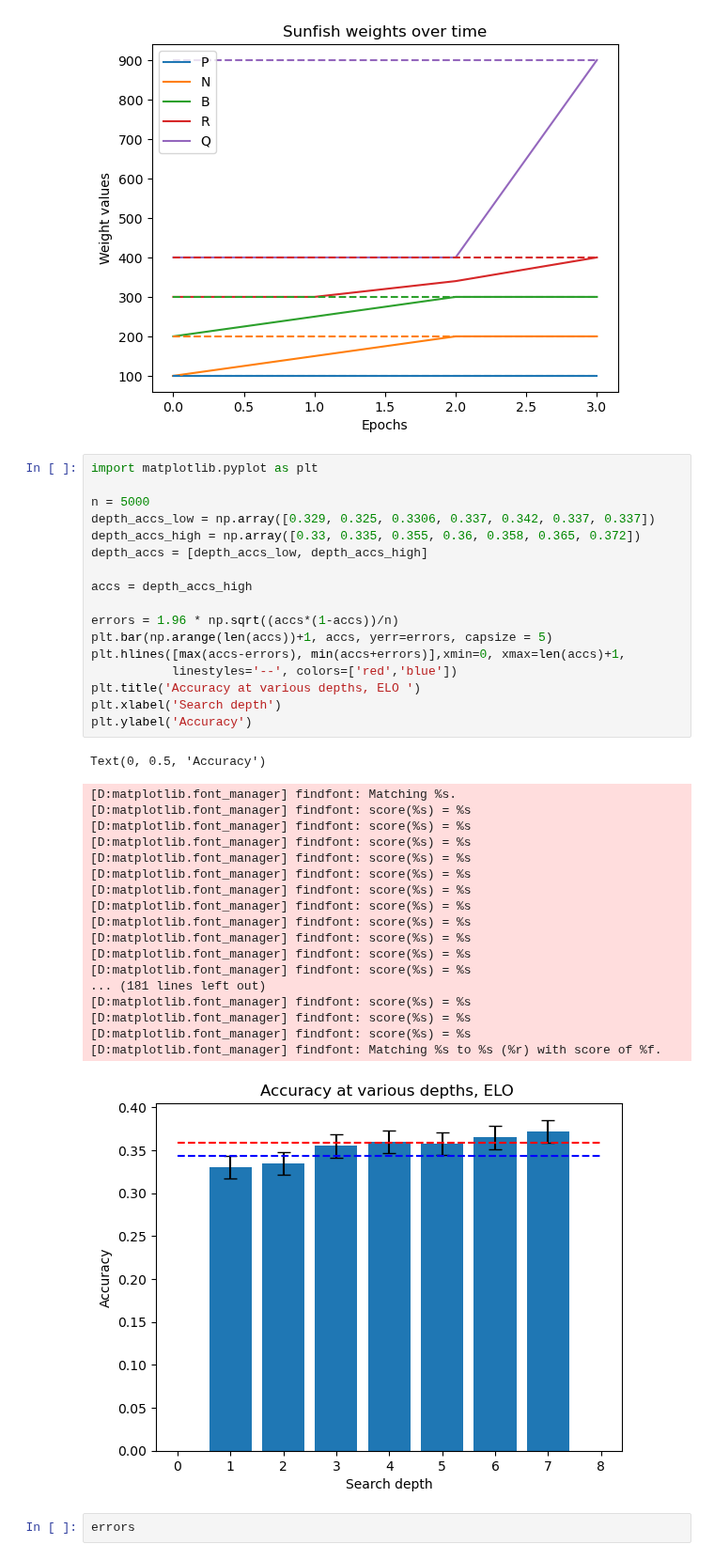
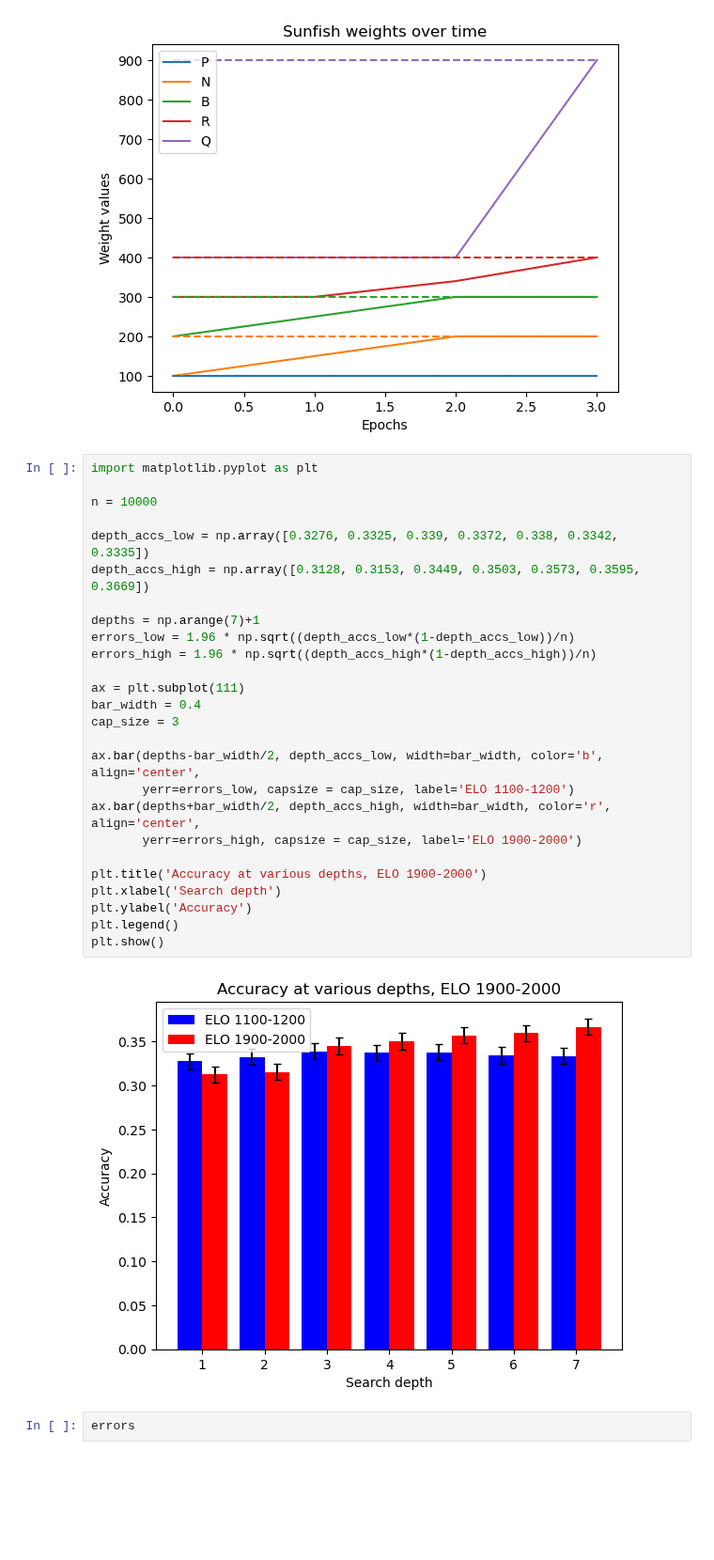
Before and after one commit to gnf-bachelor/irl-chess, a Jupyter notebook: test_topk.ipynb, the cells around one changed output. Shown at 94% size. Saved outputs shown, nothing was run; the diff lists cells and outputs as text; blank space fills up the shorter version.

```diff
--- a/test_topk.ipynb
+++ b/test_topk.ipynb
@@ -611,40 +611,31 @@ simply_plot_R(Rs, R_true)
 # %%
 import matplotlib.pyplot as plt
 
-n = 5000
-depth_accs_low = np.array([0.329, 0.325, 0.3306, 0.337, 0.342, 0.337, 0.337])
-depth_accs_high = np.array([0.33, 0.335, 0.355, 0.36, 0.358, 0.365, 0.372])
-depth_accs = [depth_accs_low, depth_accs_high]
+n = 10000
 
-accs = depth_accs_high
+depth_accs_low = np.array([0.3276, 0.3325, 0.339, 0.3372, 0.338, 0.3342, 0.3335])
+depth_accs_high = np.array([0.3128, 0.3153, 0.3449, 0.3503, 0.3573, 0.3595, 0.3669])
 
-errors = 1.96 * np.sqrt((accs*(1-accs))/n)
-plt.bar(np.arange(len(accs))+1, accs, yerr=errors, capsize = 5)
-plt.hlines([max(accs-errors), min(accs+errors)],xmin=0, xmax=len(accs)+1,
-           linestyles='--', colors=['red','blue'])
-plt.title('Accuracy at various depths, ELO ')
+depths = np.arange(7)+1
+errors_low = 1.96 * np.sqrt((depth_accs_low*(1-depth_accs_low))/n)
+errors_high = 1.96 * np.sqrt((depth_accs_high*(1-depth_accs_high))/n)
+
+ax = plt.subplot(111)
+bar_width = 0.4
+cap_size = 3
+
+ax.bar(depths-bar_width/2, depth_accs_low, width=bar_width, color='b', align='center',
+       yerr=errors_low, capsize = cap_size, label='ELO 1100-1200')
+ax.bar(depths+bar_width/2, depth_accs_high, width=bar_width, color='r', align='center',
+       yerr=errors_high, capsize = cap_size, label='ELO 1900-2000')
+
+plt.title('Accuracy at various depths, ELO 1900-2000')
 plt.xlabel('Search depth')
 plt.ylabel('Accuracy')
+plt.legend()
+plt.show()
 # %% [output]
-Text(0, 0.5, 'Accuracy')
-[D:matplotlib.font_manager] findfont: Matching %s.
-[D:matplotlib.font_manager] findfont: score(%s) = %s
-[D:matplotlib.font_manager] findfont: score(%s) = %s
-[D:matplotlib.font_manager] findfont: score(%s) = %s
-[D:matplotlib.font_manager] findfont: score(%s) = %s
-[D:matplotlib.font_manager] findfont: score(%s) = %s
-[D:matplotlib.font_manager] findfont: score(%s) = %s
-[D:matplotlib.font_manager] findfont: score(%s) = %s
-[D:matplotlib.font_manager] findfont: score(%s) = %s
-[D:matplotlib.font_manager] findfont: score(%s) = %s
-[D:matplotlib.font_manager] findfont: score(%s) = %s
-[D:matplotlib.font_manager] findfont: score(%s) = %s
-... (181 lines left out)
-[D:matplotlib.font_manager] findfont: score(%s) = %s
-[D:matplotlib.font_manager] findfont: score(%s) = %s
-[D:matplotlib.font_manager] findfont: score(%s) = %s
-[D:matplotlib.font_manager] findfont: Matching %s to %s (%r) with score of %f.
-[figure, old version]
+[figure, new version]
 # %%
 errors
 # %% [output]
```
Also changed, not shown: parts of 1 cell of this notebook, 1 other file.
